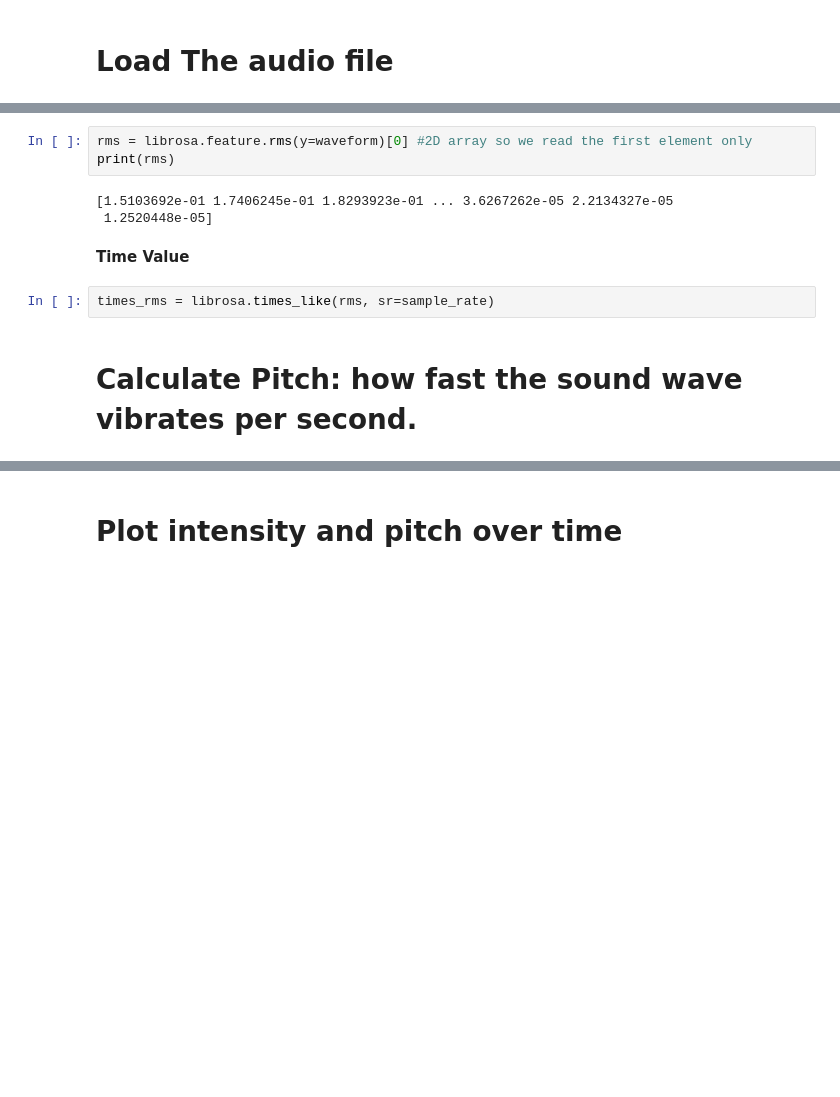
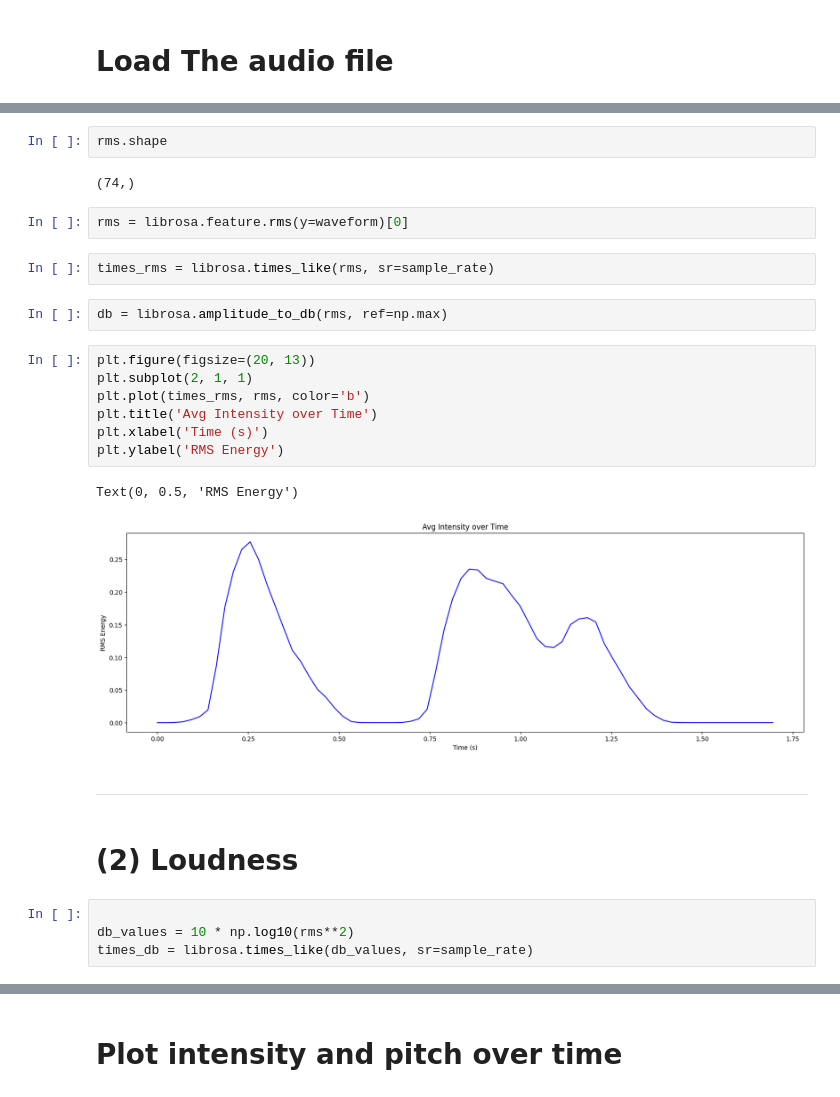
Before and after one commit to Bosy-Ayman/DSAI-456-Speech, a Jupyter notebook: Assignment_1_Speech.ipynb, the cells around one changed output, grey strips where cells are left out. Saved outputs shown, nothing was run; the diff lists cells and outputs as text; blank space fills up the shorter version.

```diff
--- a/Assignment_1_Speech.ipynb
+++ b/Assignment_1_Speech.ipynb
@@ -31,12 +37,30 @@ plt.show()
+# %%
+rms.shape
+# %% [output]
+(74,)
 # %%
-rms = librosa.feature.rms(y=waveform)[0] #2D array so we read the first element only
-print(rms)
+rms = librosa.feature.rms(y=waveform)[0]
-# %% [output]
-[1.5103692e-01 1.7406245e-01 1.8293923e-01 ... 3.6267262e-05 2.2134327e-05
- 1.2520448e-05]
-# %% [markdown]
-**Time Value**
 # %%
 times_rms = librosa.times_like(rms, sr=sample_rate)
-# %% [markdown]
-# Calculate Pitch: how fast the sound wave vibrates per second.
+# %%
+db = librosa.amplitude_to_db(rms, ref=np.max)
+# %%
+plt.figure(figsize=(20, 13))
+plt.subplot(2, 1, 1)
+plt.plot(times_rms, rms, color='b')
+plt.title('Avg Intensity over Time')
+plt.xlabel('Time (s)')
+plt.ylabel('RMS Energy')
+# %% [output]
+Text(0, 0.5, 'RMS Energy')
+[figure, added]
+# %% [markdown]
+
+
+---
+# %% [markdown]
+# (2) Loudness
+# %%
+
+db_values = 10 * np.log10(rms**2)
+times_db = librosa.times_like(db_values, sr=sample_rate)
```
Also changed, not shown: parts of 13 cells of this notebook.
